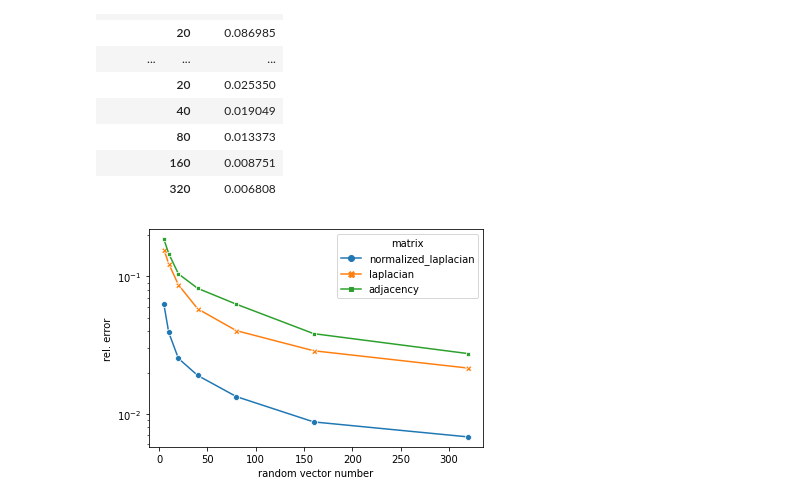
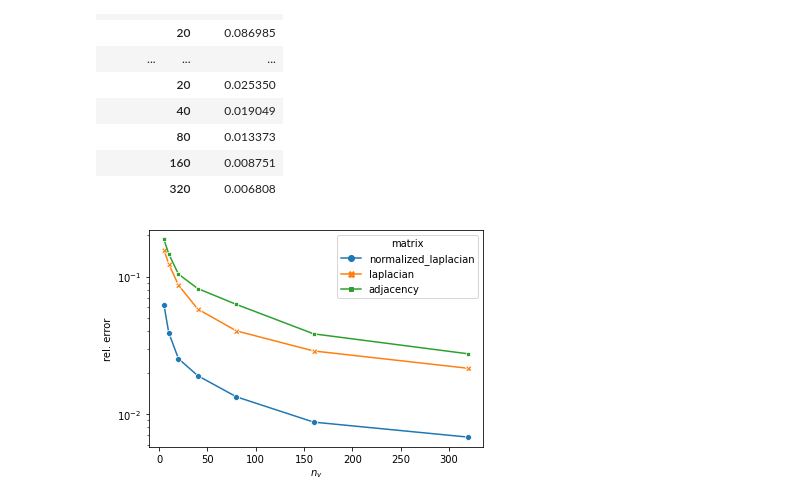
Before and after one commit to unonao/SPENet, a Jupyter notebook: plot_pram_sensitivity.ipynb, the cells around one changed output. Cells and saved outputs as stored; diff of their text form; code cells hidden in the pictures.

```diff
--- a/plot_pram_sensitivity.ipynb
+++ b/plot_pram_sensitivity.ipynb
@@ -330,11 +331,11 @@ df.groupby(["matrix", "nv"]).mean()
 # %%
 ax = sns.lineplot(
     data=df.groupby(["matrix", "nv"]).mean().sort_values("matrix",ascending=False),
     x="nv", y="relative_error", hue="matrix", style="matrix",
     markers=True, dashes=False
 )
-ax.set(xlabel="random vector number",ylabel="rel. error", yscale="log") #
+ax.set(xlabel="$n_v$",ylabel="rel. error", yscale="log") #
 plt.savefig(f'plot/plot_param_nv.png')
 plt.show()
 # %% [output]
-[figure, old version]
+[figure, new version]
```
Also changed, not shown: parts of 3 cells of this notebook, 6 other files.
